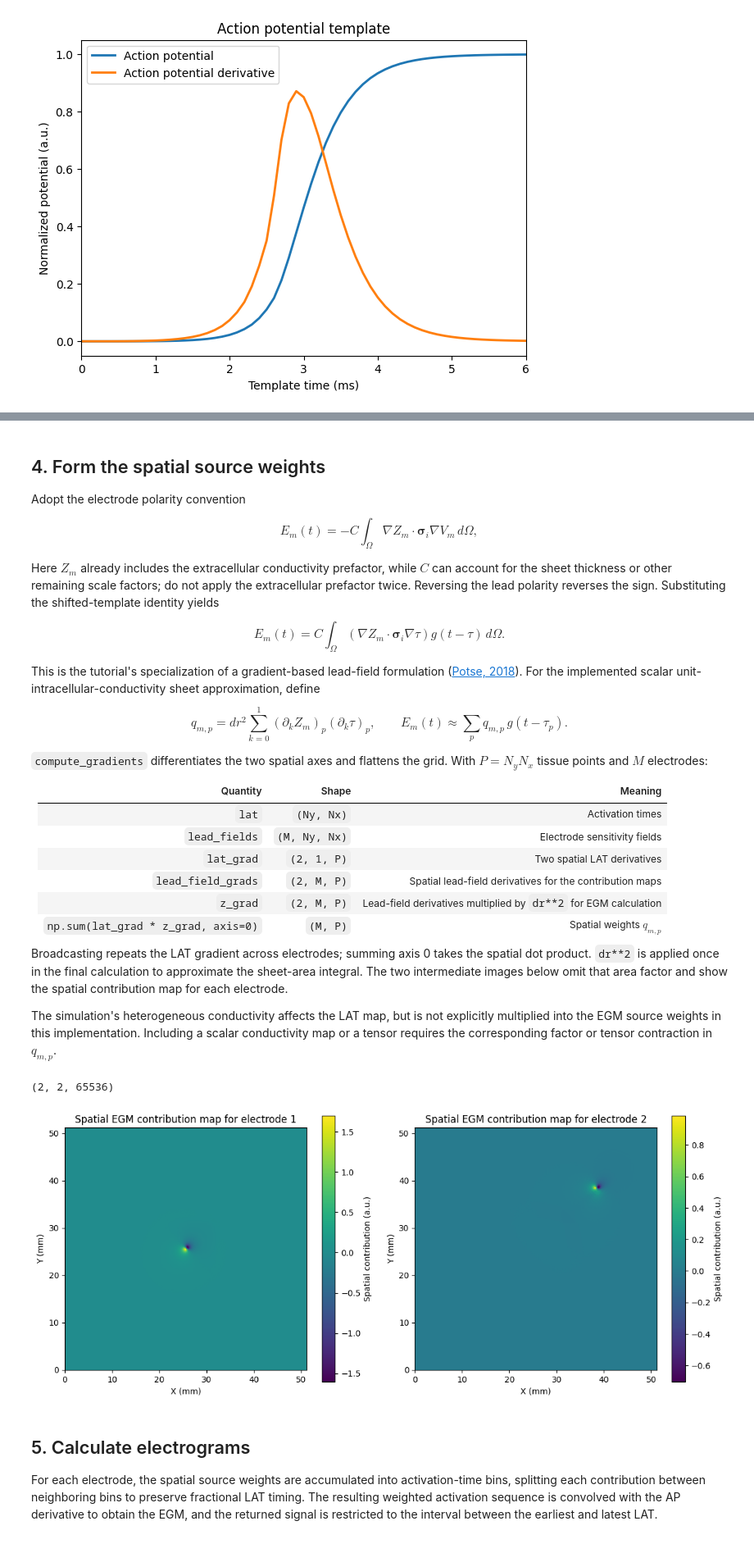
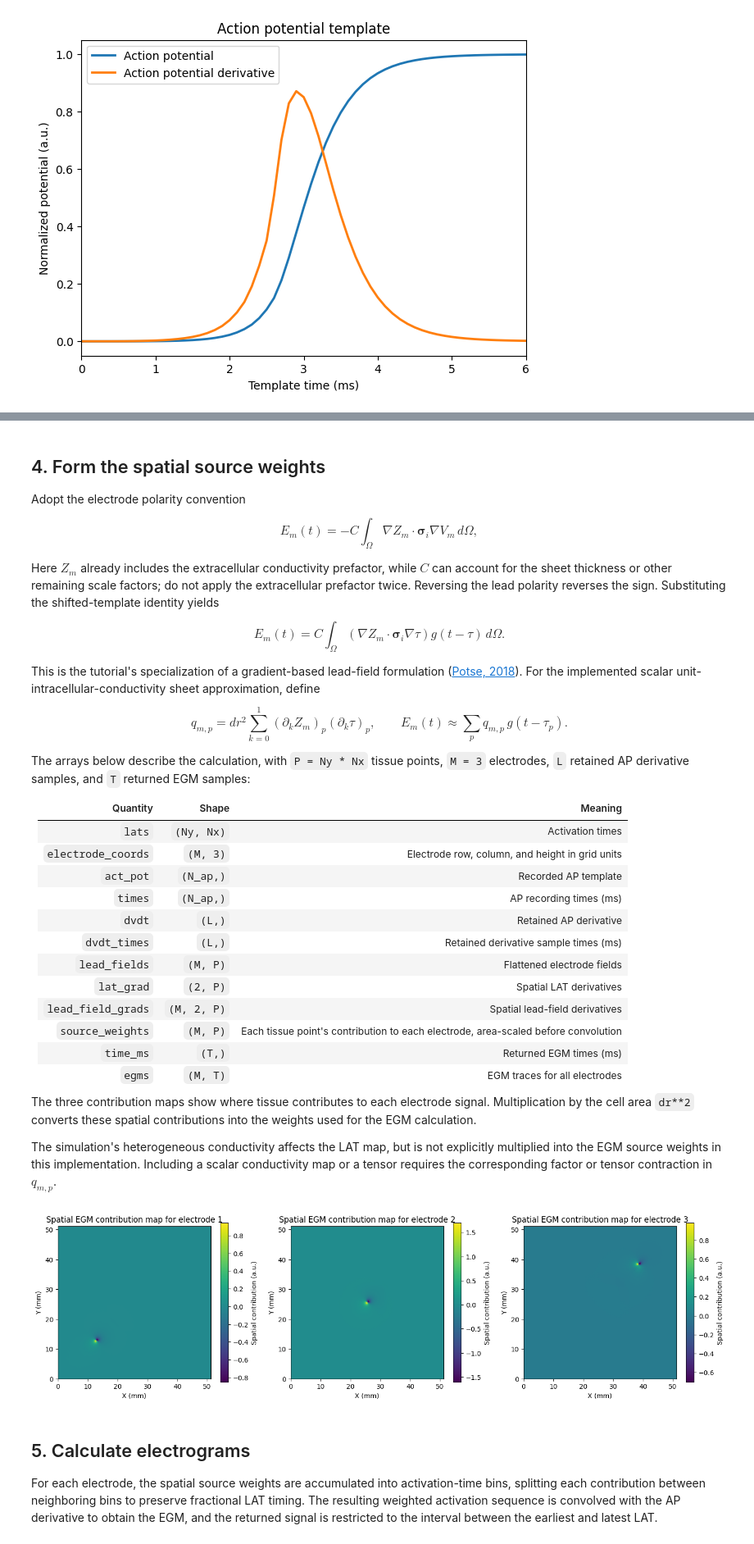
Before and after one commit to finitewave/Finitewave-Tools, a Jupyter notebook: Tutorials/LAT based Electrograms.ipynb, the cells around one changed output, grey strips where cells are left out. Shown at 82% size. Drawn from its saved outputs; the diff is of its cells as text; code cells hidden in the pictures.

```diff
--- a/Tutorials/LAT based Electrograms.ipynb
+++ b/Tutorials/LAT based Electrograms.ipynb
@@ -251,61 +255,71 @@ q_{m,p}=dr^2\sum_{k=0}^{1}(\partial_k Z_m)_p(\partial_k\tau)_p,
 E_m(t)\approx\sum_p q_{m,p}\,g(t-\tau_p).
 $$
 
-`compute_gradients` differentiates the two spatial axes and flattens the grid. With $P=N_yN_x$ tissue points and $M$ electrodes:
+The arrays below describe the calculation, with `P = Ny * Nx` tissue points, `M = 3` electrodes, `L` retained AP derivative samples, and `T` returned EGM samples:
 
 | Quantity | Shape | Meaning |
 |---|---|---|
-| `lat` | `(Ny, Nx)` | Activation times |
-| `lead_fields` | `(M, Ny, Nx)` | Electrode sensitivity fields |
-| `lat_grad` | `(2, 1, P)` | Two spatial LAT derivatives |
-| `lead_field_grads` | `(2, M, P)` | Spatial lead-field derivatives for the contribution maps |
-| `z_grad` | `(2, M, P)` | Lead-field derivatives multiplied by `dr**2` for EGM calculation |
-| `np.sum(lat_grad * z_grad, axis=0)` | `(M, P)` | Spatial weights $q_{m,p}$ |
+| `lats` | `(Ny, Nx)` | Activation times |
+| `electrode_coords` | `(M, 3)` | Electrode row, column, and height in grid units |
+| `act_pot` | `(N_ap,)` | Recorded AP template |
+| `times` | `(N_ap,)` | AP recording times (ms) |
+| `dvdt` | `(L,)` | Retained AP derivative |
+| `dvdt_times` | `(L,)` | Retained derivative sample times (ms) |
+| `lead_fields` | `(M, P)` | Flattened electrode fields |
+| `lat_grad` | `(2, P)` | Spatial LAT derivatives |
+| `lead_field_grads` | `(M, 2, P)` | Spatial lead-field derivatives |
+| `source_weights` | `(M, P)` | Each tissue point's contribution to each electrode, area-scaled before convolution |
+| `time_ms` | `(T,)` | Returned EGM times (ms) |
+| `egms` | `(M, T)` | EGM traces for all electrodes |
 
-Broadcasting repeats the LAT gradient across electrodes; summing axis 0 takes the spatial dot product. `dr**2` is applied once in the final calculation to approximate the sheet-area integral. The two intermediate images below omit that area factor and show the spatial contribution map for each electrode.
+The three contribution maps show where tissue contributes to each electrode signal. Multiplication by the cell area `dr**2` converts these spatial contributions into the weights used for the EGM calculation.
 
 The simulation's heterogeneous conductivity affects the LAT map, but is not explicitly multiplied into the EGM source weights in this implementation. Including a scalar conductivity map or a tensor requires the corresponding factor or tensor contraction in $q_{m,p}$.
 # %%
-def compute_gradients(x, dr):
-    """Compute spatial gradients and flatten each electrode grid.
+def compute_gradients(grad_ops, x):
+    """Compute spatial gradients using a gradient operator.
+
+    Parameters
+    ----------
+    grad_ops : sequence of sparse matrices
+        One (P, P) derivative operator per spatial axis.
+    x : ndarray
+        One scalar field containing P values in the operators' node ordering.
 
     Returns
     -------
     grad : ndarray
-        Spatial derivatives shaped (2, M, Ny * Nx), ordered by row and column.
-        A single (Ny, Nx) field is treated as M=1. No area factor is applied.
+        Spatial derivatives shaped (ndim, P), ordered by mesh axis.
+        No area factor is applied.
     """
     x = np.asarray(x, dtype=float)
-    if x.ndim == 2:
-        x = x[None, :, :]
+    x = x.ravel()
 
-    grad = np.gradient(x, dr, axis=(1, 2))
-    # Flatten spatial dimensions to (2, M, Ny * Nx).
-    grad = np.asarray(grad, dtype=float)
-    grad = grad.reshape(*grad.shape[:2], -1)
+    grads = np.stack([g @ x for g in grad_ops], axis=0)
 
-    return grad
+    return grads
 
+spatial_discretization = fw.FiniteDifferenceGradient()
+grad_ops = spatial_discretization.build_gradient_operator(tissue.mesh, dr=dr)
 
-lead_field_grads = compute_gradients(lead_fields, dr=dr)
-lat_grad = compute_gradients(lats, dr=dr)
+lead_field_grads = np.array([compute_gradients(grad_ops, lead_field) for lead_field in lead_fields])
+lat_grad = compute_gradients(grad_ops, lats)
 
-source_weights = np.sum((lat_grad * lead_field_grads), axis=0)
+source_weights = np.sum((lat_grad[None, ...] * lead_field_grads), axis=1)
 
-fig, axs = plt.subplots(1, 2, figsize=(12, 5))
+fig, axs = plt.subplots(1, len(electrode_coords), figsize=(15, 4))
 for i, ax in enumerate(axs):
     source_weight_map = source_weights[i].reshape(lats.shape)
     im = ax.imshow(source_weight_map, cmap="viridis", origin="lower",
                    extent=[0, grid_size * dr, 0, grid_size * dr])
     ax.set_title(f"Spatial EGM contribution map for electrode {i + 1}")
     ax.set_xlabel("X (mm)")
     ax.set_ylabel("Y (mm)")
     fig.colorbar(im, ax=ax, label="Spatial contribution (a.u.)")
 plt.tight_layout()
 plt.show()
 # %% [output]
-(2, 2, 65536)
-[figure, old version]
+[figure, new version]
 # %% [markdown]
 ## 5. Calculate electrograms
 
```
Also changed, not shown: parts of 7 cells of this notebook, 17 other files.
